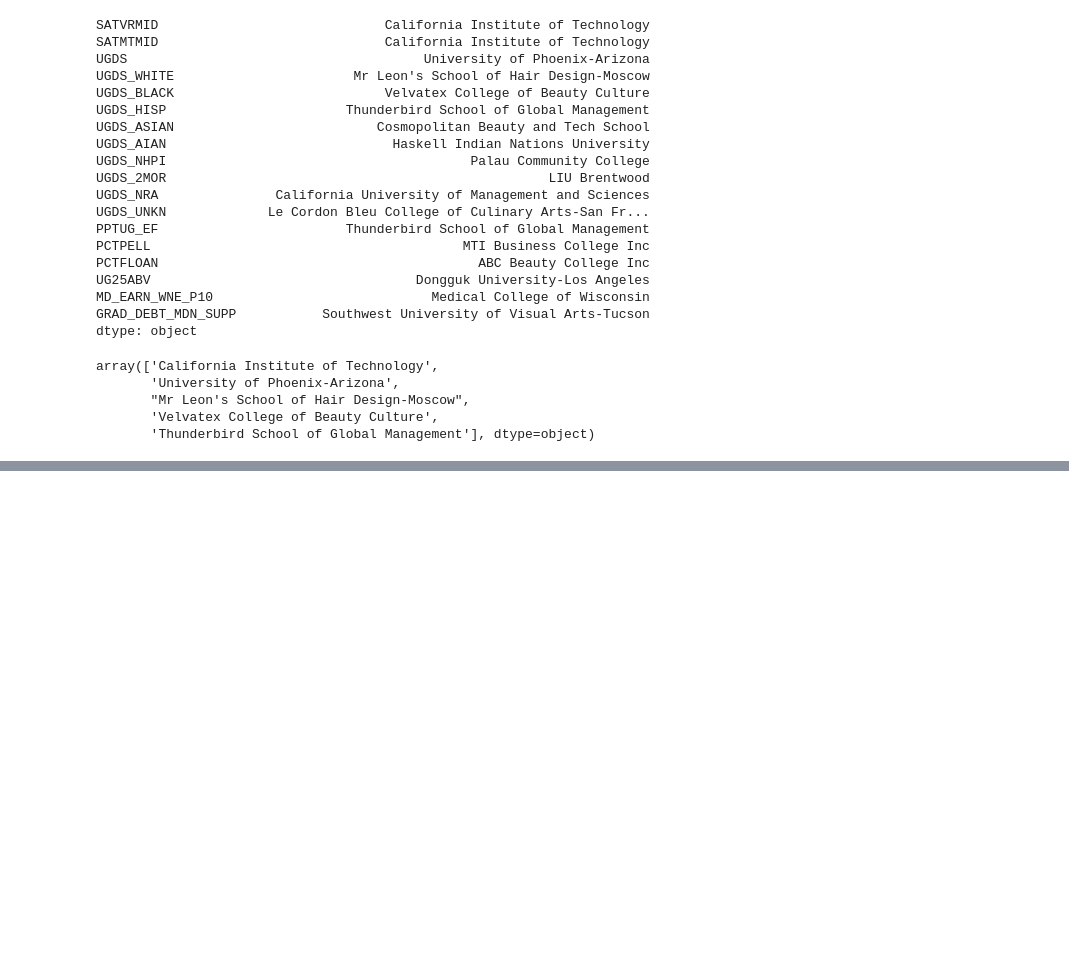
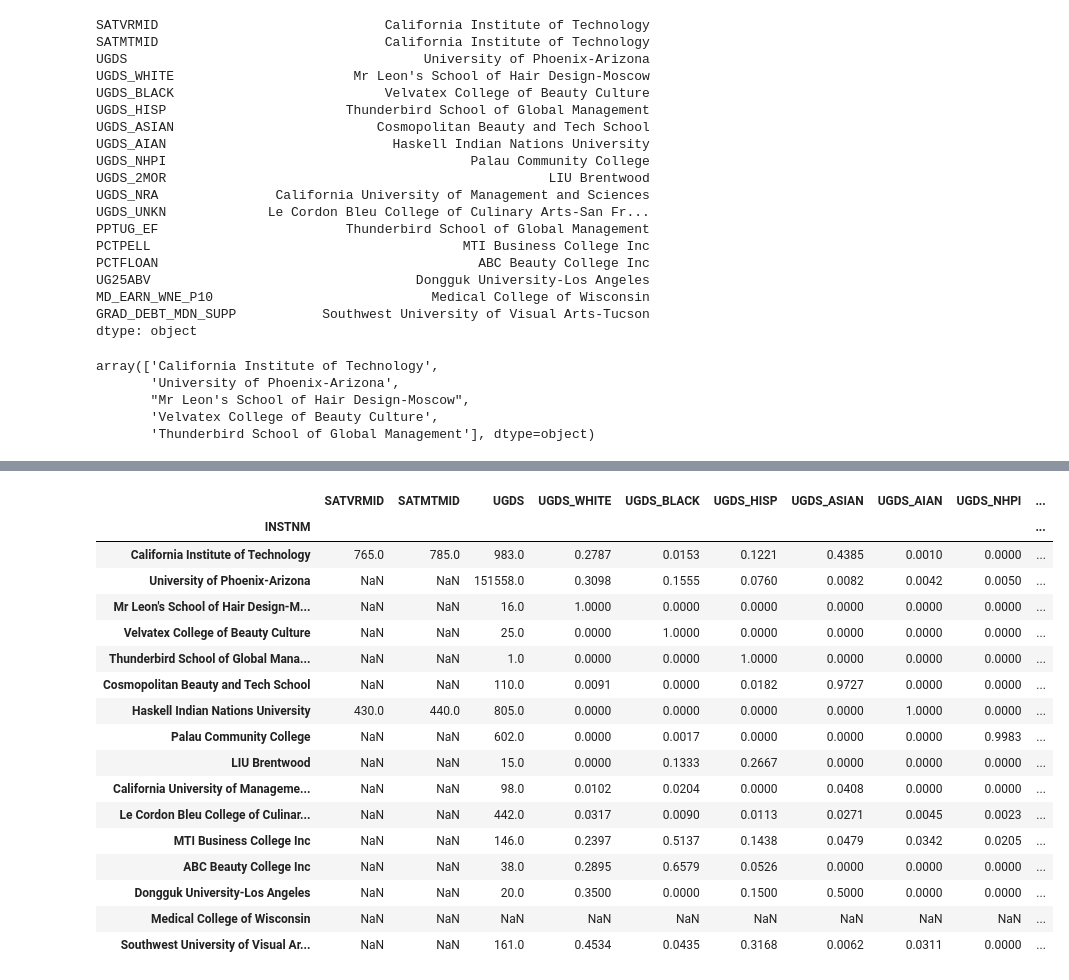
Before and after one commit to bdunn20/book_code, a Jupyter notebook: pandas_1.X_cookbook/Ch8_Index_Alignment.ipynb, the cells around one changed output, grey strips where cells are left out. Drawn from its saved outputs; the diff is of its cells as text; code cells hidden in the pictures; blank space fills up the shorter version.

```diff
--- a/pandas_1.X_cookbook/Ch8_Index_Alignment.ipynb
+++ b/pandas_1.X_cookbook/Ch8_Index_Alignment.ipynb
@@ -595,9 +595,35 @@ college_n2.loc[unique_max_cols].style.highlight_max()
 # %%
 # display the max column values
 # refactor to make easier to read
 def remove_binary_cols(df):
   binary_only = df.nunique() == 2
   cols = binary_only[binary_only].index.tolist()
   return df.drop(columns=cols)
 
-def select
+def select_rows_with_max_cols(df):
+  max_cols = df.idxmax()
+  unique = max_cols.unique()
+  return df.loc[unique]
+
+(college.assign(MD_EARN_WNE_P10=pd.to_numeric(college.MD_EARN_WNE_P10, errors="coerce"),
+                GRAD_DEBT_MDN_SUPP=pd.to_numeric(college.GRAD_DEBT_MDN_SUPP, errors="coerce"),
+                ).select_dtypes("number").pipe(remove_binary_cols).pipe(select_rows_with_max_cols))
+# %% [output]
+|  | SATVRMID | SATMTMID | UGDS | UGDS_WHITE | UGDS_BLACK | UGDS_HISP | UGDS_ASIAN | UGDS_AIAN | UGDS_NHPI | ... |
+| INSTNM |  |  |  |  |  |  |  |  |  | ... |
+| California Institute of Technology | 765.0 | 785.0 | 983.0 | 0.2787 | 0.0153 | 0.1221 | 0.4385 | 0.0010 | 0.0000 | ... |
+| University of Phoenix-Arizona | NaN | NaN | 151558.0 | 0.3098 | 0.1555 | 0.0760 | 0.0082 | 0.0042 | 0.0050 | ... |
+| Mr Leon's School of Hair Design-M... | NaN | NaN | 16.0 | 1.0000 | 0.0000 | 0.0000 | 0.0000 | 0.0000 | 0.0000 | ... |
+| Velvatex College of Beauty Culture | NaN | NaN | 25.0 | 0.0000 | 1.0000 | 0.0000 | 0.0000 | 0.0000 | 0.0000 | ... |
+| Thunderbird School of Global Mana... | NaN | NaN | 1.0 | 0.0000 | 0.0000 | 1.0000 | 0.0000 | 0.0000 | 0.0000 | ... |
+| Cosmopolitan Beauty and Tech School | NaN | NaN | 110.0 | 0.0091 | 0.0000 | 0.0182 | 0.9727 | 0.0000 | 0.0000 | ... |
+| Haskell Indian Nations University | 430.0 | 440.0 | 805.0 | 0.0000 | 0.0000 | 0.0000 | 0.0000 | 1.0000 | 0.0000 | ... |
+| Palau Community College | NaN | NaN | 602.0 | 0.0000 | 0.0017 | 0.0000 | 0.0000 | 0.0000 | 0.9983 | ... |
+| LIU Brentwood | NaN | NaN | 15.0 | 0.0000 | 0.1333 | 0.2667 | 0.0000 | 0.0000 | 0.0000 | ... |
+| California University of Manageme... | NaN | NaN | 98.0 | 0.0102 | 0.0204 | 0.0000 | 0.0408 | 0.0000 | 0.0000 | ... |
+| Le Cordon Bleu College of Culinar... | NaN | NaN | 442.0 | 0.0317 | 0.0090 | 0.0113 | 0.0271 | 0.0045 | 0.0023 | ... |
+| MTI Business College Inc | NaN | NaN | 146.0 | 0.2397 | 0.5137 | 0.1438 | 0.0479 | 0.0342 | 0.0205 | ... |
+| ABC Beauty College Inc | NaN | NaN | 38.0 | 0.2895 | 0.6579 | 0.0526 | 0.0000 | 0.0000 | 0.0000 | ... |
+| Dongguk University-Los Angeles | NaN | NaN | 20.0 | 0.3500 | 0.0000 | 0.1500 | 0.5000 | 0.0000 | 0.0000 | ... |
+| Medical College of Wisconsin | NaN | NaN | NaN | NaN | NaN | NaN | NaN | NaN | NaN | ... |
+| Southwest University of Visual Ar... | NaN | NaN | 161.0 | 0.4534 | 0.0435 | 0.3168 | 0.0062 | 0.0311 | 0.0000 | ... |
```
Also changed, not shown: parts of 1 cell of this notebook.
